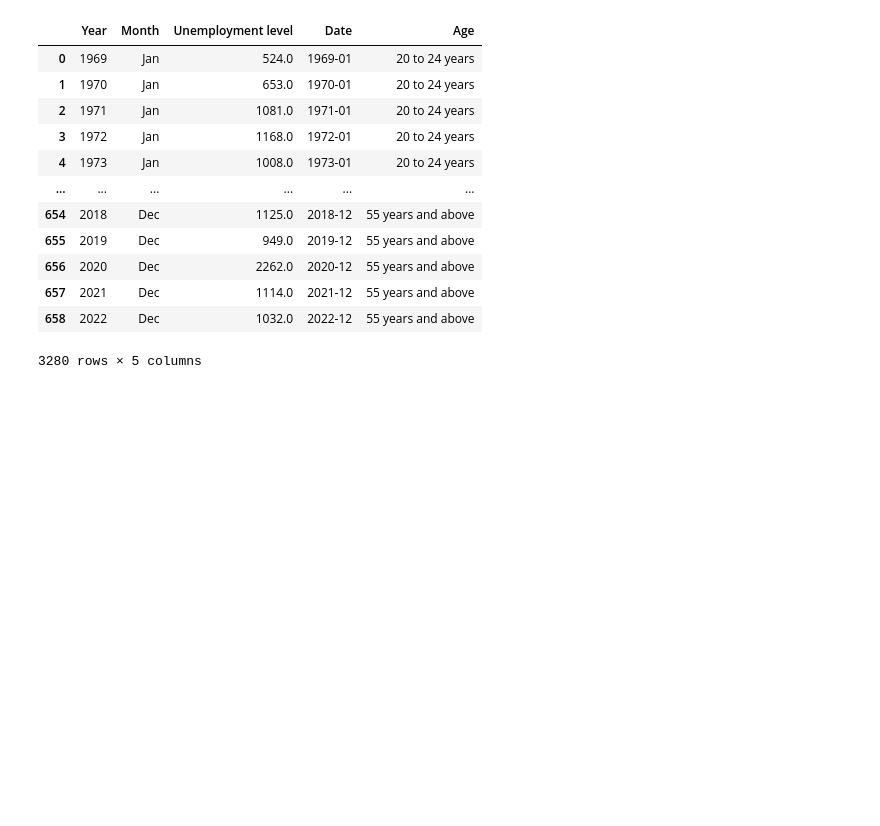
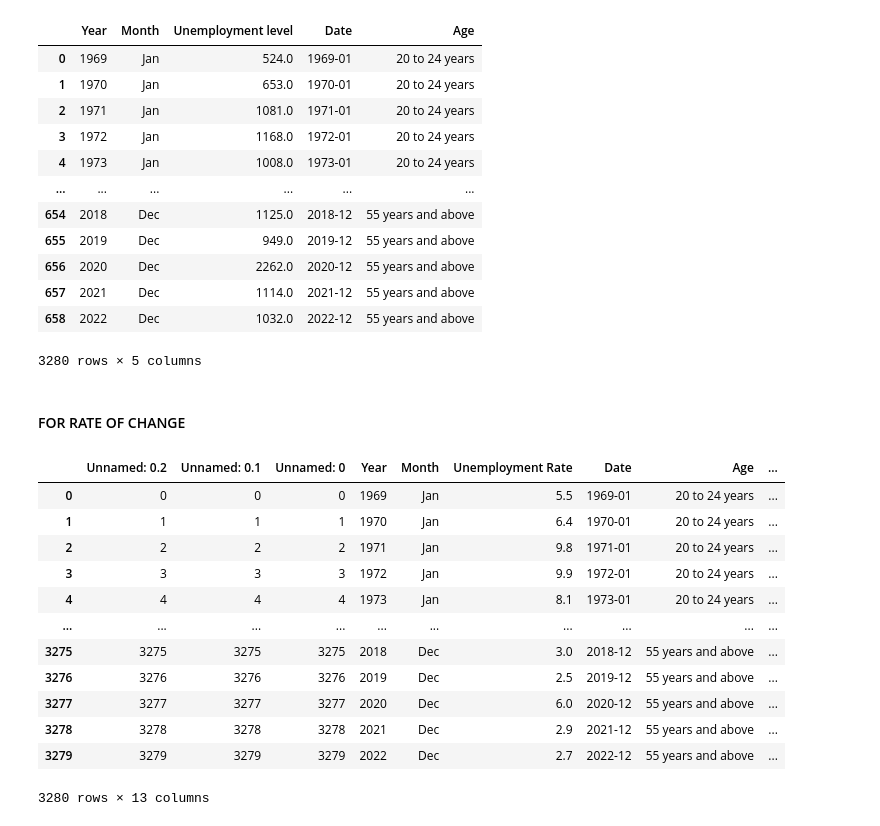
Before and after one commit to gailteh/IS428-Visual-Analytics-Project, a Jupyter notebook: data processing/age.ipynb, the cells around one changed output. Saved outputs shown, nothing was run; the diff lists cells and outputs as text; code cells hidden in the pictures; blank space fills up the shorter version.

Commit message:
moved ipynb file to data processing folder and create RoC in age data

```diff
--- a/age.ipynb
+++ b/data processing/age.ipynb
@@ -460,3 +460,5 @@ age_df_combined
 # %%
 #write file
 age_df_combined.to_csv("./Data/Processed/age.csv")
+# %% [markdown]
+#### FOR RATE OF CHANGE
@@ -462,0 +469,17 @@ age_df_combined.to_csv("./Data/Processed/age.csv")
+# %%
+age_edit = pd.read_csv("../Data/Processed/age_unemployment_rate_and_level_edited.csv")
+age_edit
+# %% [output]
+|  | Unnamed: 0.2 | Unnamed: 0.1 | Unnamed: 0 | Year | Month | Unemployment Rate | Date | Age | ... |
+| 0 | 0 | 0 | 0 | 1969 | Jan | 5.5 | 1969-01 | 20 to 24 years | ... |
+| 1 | 1 | 1 | 1 | 1970 | Jan | 6.4 | 1970-01 | 20 to 24 years | ... |
+| 2 | 2 | 2 | 2 | 1971 | Jan | 9.8 | 1971-01 | 20 to 24 years | ... |
+| 3 | 3 | 3 | 3 | 1972 | Jan | 9.9 | 1972-01 | 20 to 24 years | ... |
+| 4 | 4 | 4 | 4 | 1973 | Jan | 8.1 | 1973-01 | 20 to 24 years | ... |
+| ... | ... | ... | ... | ... | ... | ... | ... | ... | ... |
+| 3275 | 3275 | 3275 | 3275 | 2018 | Dec | 3.0 | 2018-12 | 55 years and above | ... |
+| 3276 | 3276 | 3276 | 3276 | 2019 | Dec | 2.5 | 2019-12 | 55 years and above | ... |
+| 3277 | 3277 | 3277 | 3277 | 2020 | Dec | 6.0 | 2020-12 | 55 years and above | ... |
+| 3278 | 3278 | 3278 | 3278 | 2021 | Dec | 2.9 | 2021-12 | 55 years and above | ... |
+| 3279 | 3279 | 3279 | 3279 | 2022 | Dec | 2.7 | 2022-12 | 55 years and above | ... |
+3280 rows × 13 columns
```
Also changed, not shown: parts of 3 cells of this notebook, 3 other files.
